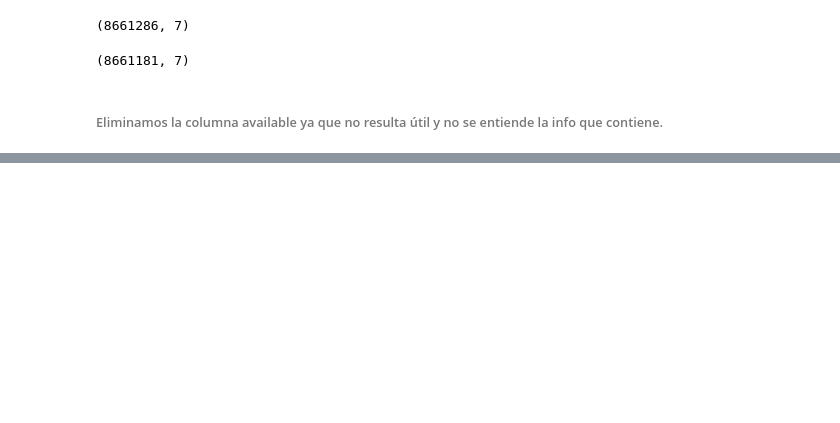
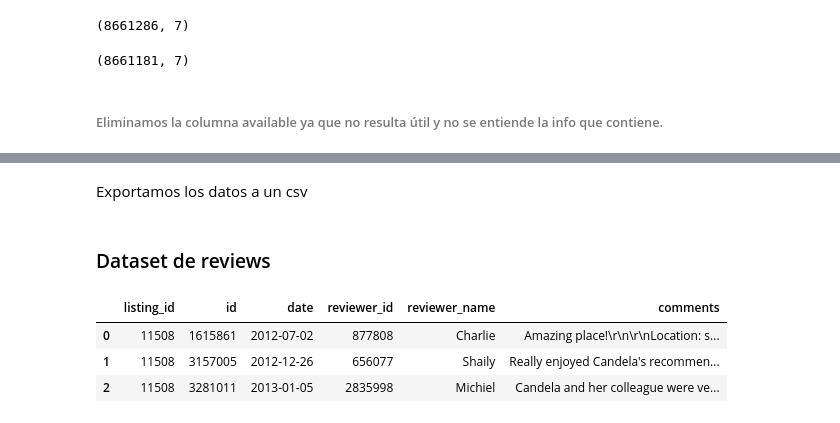
Before and after one commit to NPontisLedda/Proyecto_AirBnb, a Jupyter notebook: Etl/ETL.ipynb, the cells around one changed output, grey strips where cells are left out. Drawn from its saved outputs; the diff is of its cells as text; code cells hidden in the pictures; blank space fills up the shorter version.

```diff
--- a/Etl/ETL.ipynb
+++ b/Etl/ETL.ipynb
@@ -132,0 +169,2 @@ df_listings = df_listings.drop(columns=['cleaning_fee', 'guests_included', 'extr
+# %% [markdown]
+Exportamos los datos a un csv
@@ -132,0 +173,2 @@ df_listings = df_listings.drop(columns=['cleaning_fee', 'guests_included', 'extr
+# %% [markdown]
+### Dataset de reviews
@@ -132,0 +177,7 @@ df_listings = df_listings.drop(columns=['cleaning_fee', 'guests_included', 'extr
+# %%
+df_reviews.head(3)
+# %% [output]
+|  | listing_id | id | date | reviewer_id | reviewer_name | comments |
+| 0 | 11508 | 1615861 | 2012-07-02 | 877808 | Charlie | Amazing place!\r\n\r\nLocation: s... |
+| 1 | 11508 | 3157005 | 2012-12-26 | 656077 | Shaily | Really enjoyed Candela's recommen... |
+| 2 | 11508 | 3281011 | 2013-01-05 | 2835998 | Michiel | Candela and her colleague were ve... |
```
Also changed, not shown: parts of 40 cells of this notebook.
